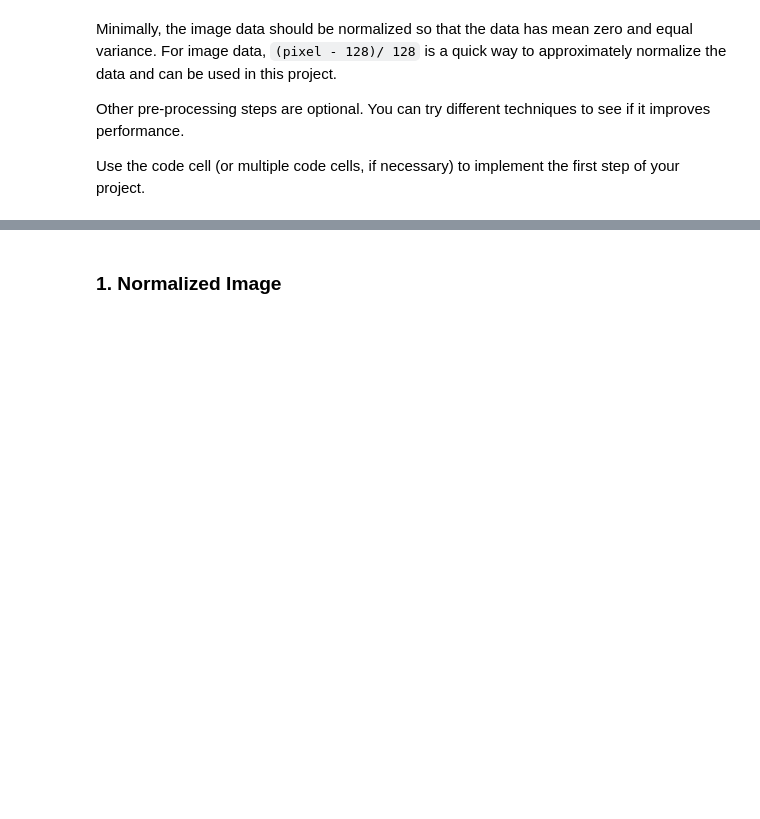
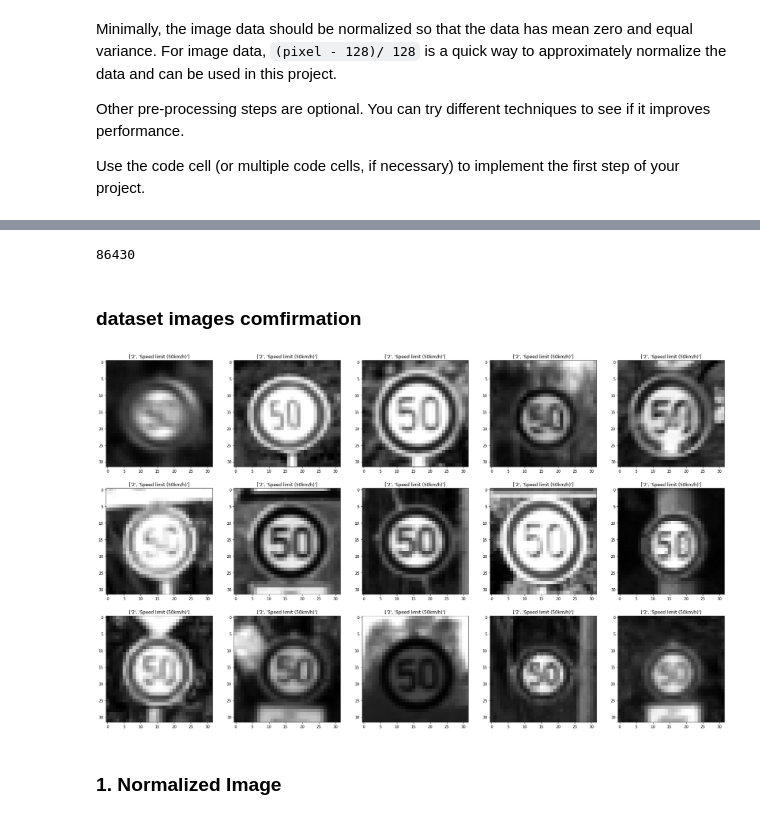
Before and after one commit to demigecko/CarND-Traffic-Sign-Classifier-Project, a Jupyter notebook: Traffic_Sign_Classifier.ipynb, the cells around one changed output, grey strips where cells are left out. Drawn from its saved outputs; the diff is of its cells as text; code cells hidden in the pictures; blank space fills up the shorter version.

```diff
--- a/Traffic_Sign_Classifier.ipynb
+++ b/Traffic_Sign_Classifier.ipynb
@@ -345,0 +269,28 @@ Use the code cell (or multiple code cells, if necessary) to implement the first
+# %%
+import math
+X_train_final = np.zeros((43 * 2010, 32, 32, 3), dtype=np.uint8)
+y_train_final = np.zeros(43 * 2010, dtype=np.uint8)
+
+for i in range(43):
+    number_needed = 2010-(index[i+1]-index[i])
+    number_ready = (index[i+1]-index[i])
+    number_for_each_existing_image = math.ceil(number_needed/number_ready)
+    count = 0
+    #print('-------')
+    #print("Number of category  =",i)
+    #print([index[i],index[i+1]])
+    #print("Number of image to be augmented =", number_needed)
+    #print("Number of image already existed  =", number_ready)
+    #print("Number of augemented image from each existing image  =", number_for_each_existing_image)
+    for idx in range(index[i], index[i+1]):
+
+        X_train_final[i*2010 + idx -index[i]] = X_train[idx]
+        y_train_final[i*2010 + idx -index[i]] = y_train[idx]
+        image = X_train[idx]
+        for j in range(number_for_each_existing_image):
+            if count < number_needed:
+                augmented = augmented_image(image)
+                X_train_final[i*2010 + number_ready + count] = augmented
+                y_train_final[i*2010 + number_ready + count] = y_train[idx]
+                count = count + 1
+    #print("Number of counts  =", count)
@@ -346,3 +339,27 @@ Use the code cell (or multiple code cells, if necessary) to implement the first
+# %%
+n_train_final = y_train_final.shape[0]
+print(n_train_final)
+# %% [output]
+86430
+# %% [markdown]
+### dataset images comfirmation
+# %%
+def show_with_matplotlib(img, title, pos):
+    """Shows an image using matplotlib capabilities"""
+    ax = plt.subplot(3, 5, pos)
+    plt.imshow(img, cmap = 'gray')
+    plt.title(title)
+
+plt.figure(figsize=(30,18))
+for i in range(41,42):
+    for count in range(15):
+        idx = random.randint(index[i], index[i+1]-1)
+        image = X_train_final[idx].squeeze()
+        gray = cv2.cvtColor(image ,cv2.COLOR_BGR2GRAY)
+        show_with_matplotlib(gray, list(signnames)[y_train_final[idx]], count+1)
+#plt.savefig('visualizations/comfirmed_new_dataset.png')
+# %% [output]
+[figure, added]
 # %% [markdown]
 ### 1. Normalized Image
 # %%
```
Also changed, not shown: parts of 43 cells of this notebook, 1 other file.
